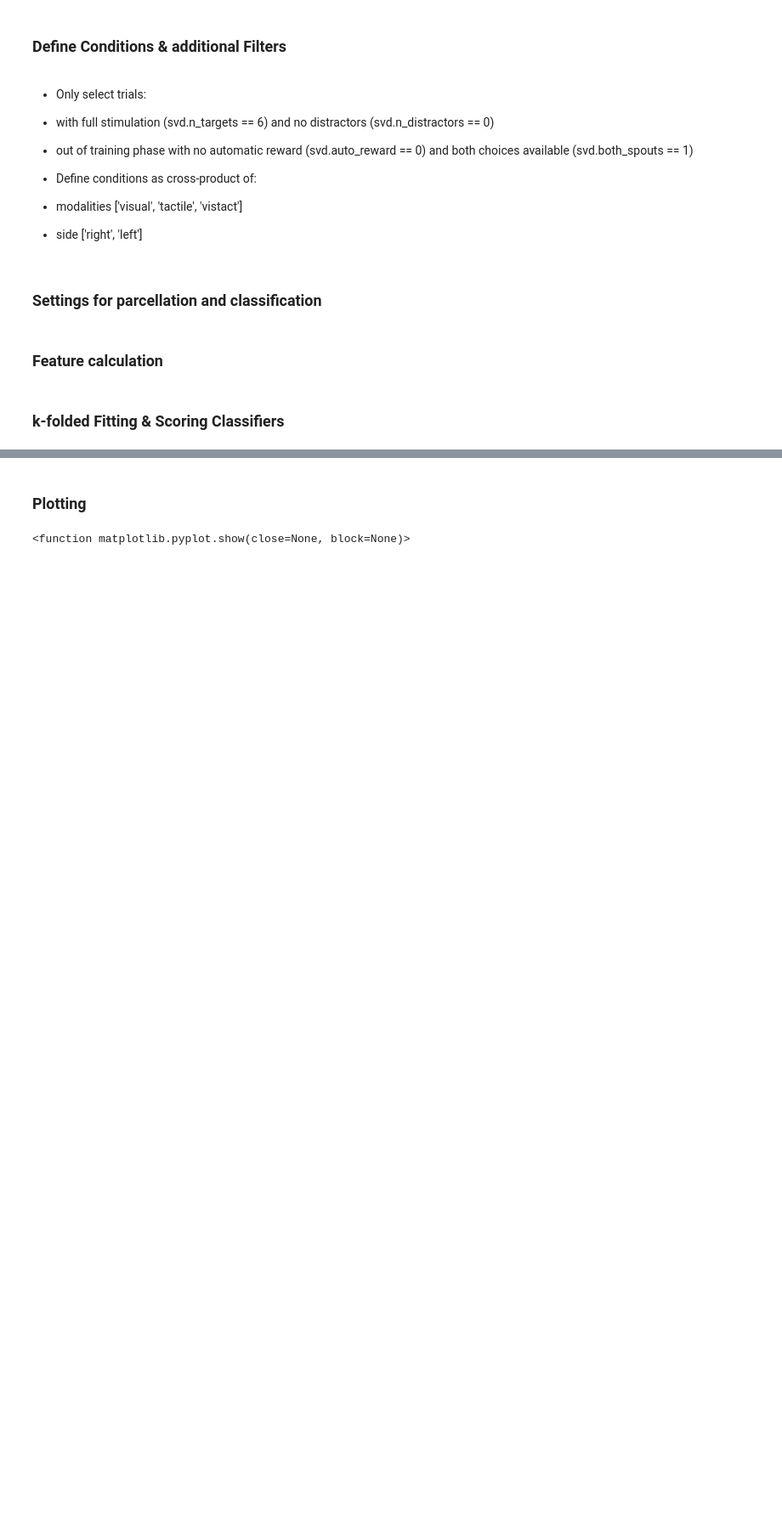
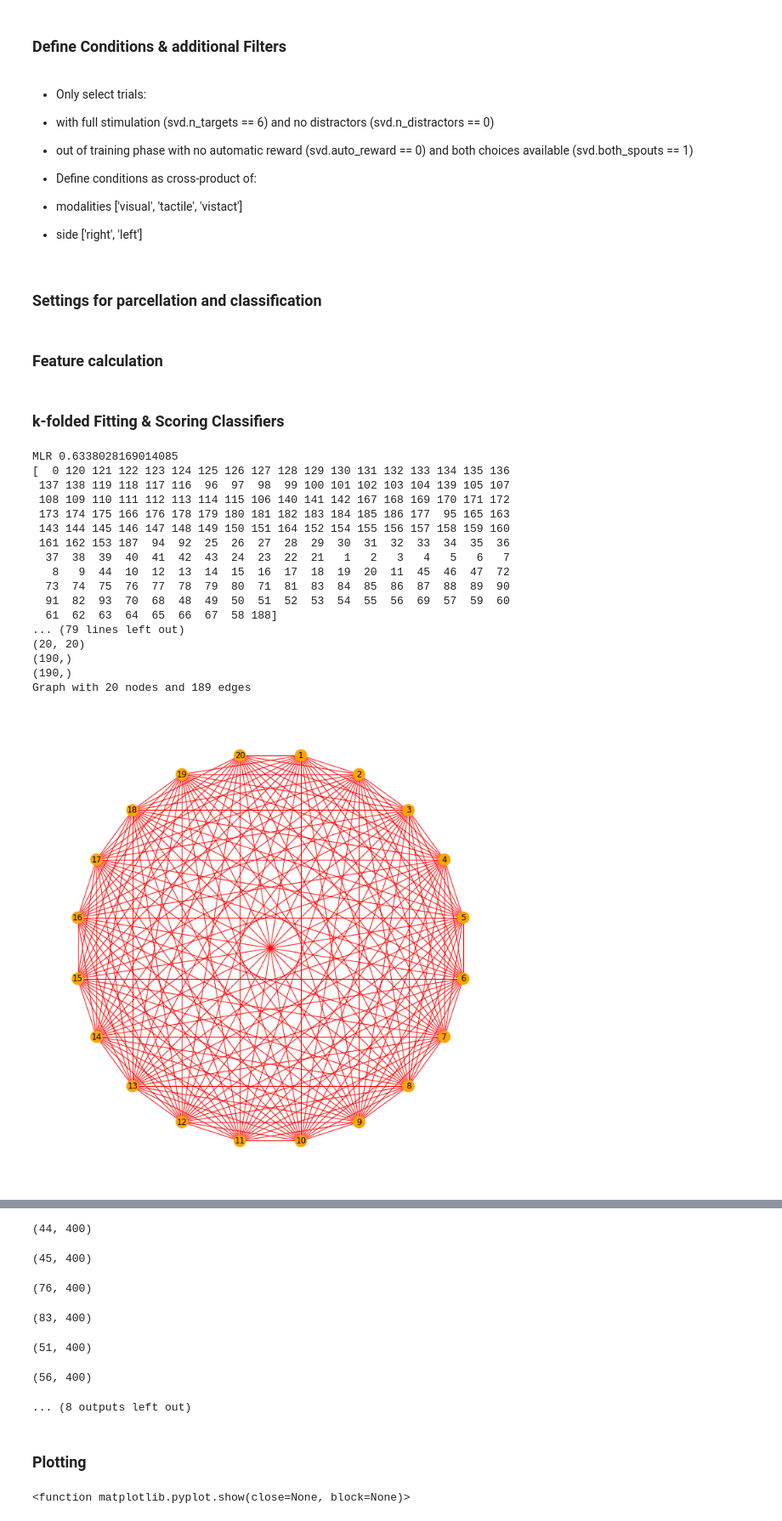
Before and after one commit to michaelschaub/calcium-imaging-analysis, a Jupyter notebook: code/Example Usage.ipynb, the cells around one changed output, grey strips where cells are left out. Shown at 85% size. Cells and saved outputs as stored; diff of their text form; code cells hidden in the pictures; blank space fills up the shorter version.

```diff
--- a/code/Example Usage.ipynb
+++ b/code/Example Usage.ipynb
@@ -120,16 +124,22 @@ n_comp_LDA = None #5  ### number of LDA componants (conds -1)
 feature_label = []
 feature_data = {
 
-    "mean": [Means(svd.conditions[i,:,30:75],max_comps=comp) for i in range(len(svd.conditions))], #mean of stimulusframes for first cond
-    "mean(-base)": [Means(svd.conditions[i,:,30:75]-Means(svd.conditions[i,:,15:30]),comp) for i in range(len(svd.conditions))],
-    "raw": [Raws(svd.conditions[i,:,30:75],comp) for i in range(len(svd.conditions))], #mean of stimulusframes for first cond,
-    "cov": [Covariances(svd.conditions[i,:,30:75],max_comps=comp) for i in tqdm(range(len(svd.conditions)),desc='Conditions')], #mean of stimulusframes for first cond
+    #"mean": [Means(svd.conditions[i,:,30:75],max_comps=comp) for i in range(len(svd.conditions))], #mean of stimulusframes for first cond
+    #"mean(-base)": [Means(svd.conditions[i,:,30:75]-Means(svd.conditions[i,:,15:30]),comp) for i in range(len(svd.conditions))],
+    #"raw": [Raws(svd.conditions[i,:,30:75],comp) for i in range(len(svd.conditions))], #mean of stimulusframes for first cond,
+
+    "Cov w/o_Diagonal": [Covariances(svd.conditions[i,:,30:75],max_comps=comp, include_diagonal= False) for i in tqdm(range(len(svd.conditions)),desc='Conditions')], #mean of stimulusframes for first cond
+    #"Cov w/Diagonal": [Covariances(svd.conditions[i,:,30:75],max_comps=comp, include_diagonal= True) for i in tqdm(range(len(svd.conditions)),desc='Conditions')],
 
 }
-lag = 0
+
+features = list(feature_data.keys())
+feature_label = features
+
+lag = 2
 for j in tqdm(range(0,lag,1),desc="Time-lags for Cov and MOU-Process"):
     feature_data["Cov(𝜏="+str(j)+")"] =[AutoCovariances(svd.conditions[i,:,30:75],max_comps=comp,time_lag_range=[j],label=cond_keys_str[i]) for i in tqdm(range(len(svd.conditions)),desc="Cov(𝜏="+str(j)+")")]
-    feature_label.app6uuu#end(r"Cov($\tau$="+str(j)+")")
+    feature_label.append(r"Cov($\tau$="+str(j)+")")
 
     if j>0:
         feature_data["Mou(𝜏="+str(j)+")"] = [Moup(svd.conditions[i,:,30:75],max_comps=comp,time_lag=j,label=cond_keys_str[i]) for i in tqdm(range(len(svd.conditions)),desc="Mou(𝜏="+str(j)+")")]
@@ -138,7 +148,7 @@ for j in tqdm(range(0,lag,1),desc="Time-lags for Cov and MOU-Process"):
 ### k-folded Fitting & Scoring Classifiers
 # %%
 cv = StratifiedShuffleSplit(n_rep, test_size=0.2, random_state=420)
-perf = np.zeros([n_rep, len(feature_data), 4])
+perf = np.zeros([n_rep, len(feature_data), 5])
 classifiers = {}
 
 for i_feat, feat in enumerate(tqdm(feature_data.keys(),desc="Fit & score classifiers",position=0)):
@@ -152,33 +162,77 @@ for i_feat, feat in enumerate(tqdm(feature_data.keys(),desc="Fit & score classif
 
 
 
+
     scaler = preprocessing.StandardScaler().fit( data )
     data = scaler.transform(data)
 
     cv_split = cv.split(data, labels)
 
+    ##RFE
+    rk_inter = np.zeros([n_rep,RFE_edges],dtype=np.int)
+
+
     c_MLR = skppl.make_pipeline(skppc.StandardScaler(),
                                 skllm.LogisticRegression(C=1, penalty='l2', multi_class='multinomial',
                                                          solver='lbfgs',
                                                          max_iter=500))
+
+    RFE_inter = skfs.RFE(c_MLR,n_features_to_select=int(RFE_edges))
+
     c_1NN = sklnn.KNeighborsClassifier(n_neighbors=1, algorithm='brute', metric='correlation')
 
     c_LDA = skda.LinearDiscriminantAnalysis(n_components=n_comp_LDA, solver='eigen', shrinkage='auto')
 
     c_RF = skens.RandomForestClassifier(n_estimators=100, bootstrap=False)
 
     classifiers[feat]={"c_MLR":c_MLR.get_params()['steps'][1][1],"c_1NN":c_1NN,"c_LDA":c_LDA,"c_RF":c_RF}
 
     i = 0  ## counter
-    for train_idx, test_idx in tqdm(cv_split,desc=feat,total=n_rep, leave=False, position=1):
+    for train_idx, test_idx in tqdm(cv_split,desc='Fit and Score Classifiers'):
         #print(f'\tRepetition {i:>3}/{n_rep}', end="\r" )
         c_MLR.fit(data[train_idx, :], labels[train_idx])
         c_1NN.fit(data[train_idx, :], labels[train_idx])
         c_LDA.fit(data[train_idx, :], labels[train_idx])
         c_RF .fit(data[train_idx, :], labels[train_idx])
+
+        list_best_feat = np.argsort(rk_inter.mean(0))[:RFE_edges]
+        RFE_inter.fit(data[train_idx, :][:,list_best_feat], labels[train_idx])
+
+
         perf[i, i_feat, 0] = c_MLR.score(data[test_idx, :], labels[test_idx])
         perf[i, i_feat, 1] = c_1NN.score(data[test_idx, :], labels[test_idx])
         perf[i, i_feat, 2] = c_LDA.score(data[test_idx, :], labels[test_idx])
         perf[i, i_feat, 3] = c_RF.score(data[test_idx, :], labels[test_idx])
+
+        print("MLR",perf[i, i_feat, 0])
+
+        print(list_best_feat)
+        print(test_idx)
+        print(data[test_idx, :][:,list_best_feat].shape)
+        perf[i, i_feat, 4] = RFE_inter.estimator_.score(data[test_idx, :][:,list_best_feat], labels[test_idx])
+        print("RFE MLR",perf[i, i_feat, 0])
+
+        rk_inter[i,:] = RFE_inter.ranking_
+
         i += 1
-    #print(f'\tRepetition {n_rep:>3}/{n_rep}' )
+
+    graph_circle_plot(rk_inter,n_nodes= comp,n_edges=RFE_edges, title=feature_label[i_feat])
+# %% [output]
+MLR 0.6338028169014085
+[  0 120 121 122 123 124 125 126 127 128 129 130 131 132 133 134 135 136
+ 137 138 119 118 117 116  96  97  98  99 100 101 102 103 104 139 105 107
+ 108 109 110 111 112 113 114 115 106 140 141 142 167 168 169 170 171 172
+ 173 174 175 166 176 178 179 180 181 182 183 184 185 186 177  95 165 163
+ 143 144 145 146 147 148 149 150 151 164 152 154 155 156 157 158 159 160
+ 161 162 153 187  94  92  25  26  27  28  29  30  31  32  33  34  35  36
+  37  38  39  40  41  42  43  24  23  22  21   1   2   3   4   5   6   7
+   8   9  44  10  12  13  14  15  16  17  18  19  20  11  45  46  47  72
+  73  74  75  76  77  78  79  80  71  81  83  84  85  86  87  88  89  90
+  91  82  93  70  68  48  49  50  51  52  53  54  55  56  69  57  59  60
+  61  62  63  64  65  66  67  58 188]
+... (79 lines left out)
+(20, 20)
+(190,)
+(190,)
+Graph with 20 nodes and 189 edges
+[figure, added]
@@ -185,3 +275,10 @@ for i_feat, feat in enumerate(tqdm(feature_data.keys(),desc="Fit & score classif
+(44, 400)
+(45, 400)
+(76, 400)
+(83, 400)
+(51, 400)
+(56, 400)
+... (8 outputs left out)
 # %% [markdown]
 ### Plotting
 # %%
```
Also changed, not shown: parts of 5 cells of this notebook, 2 other files.
